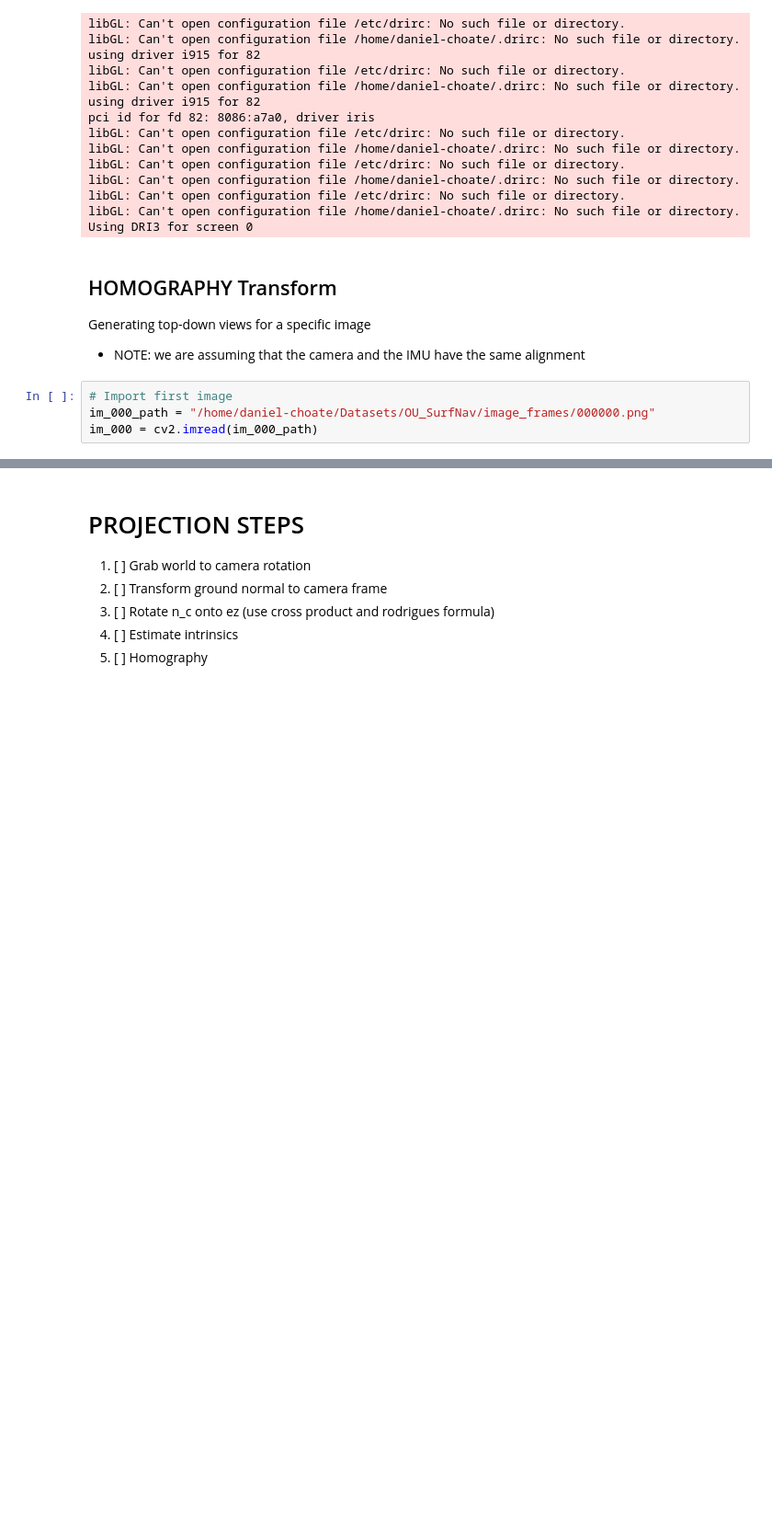
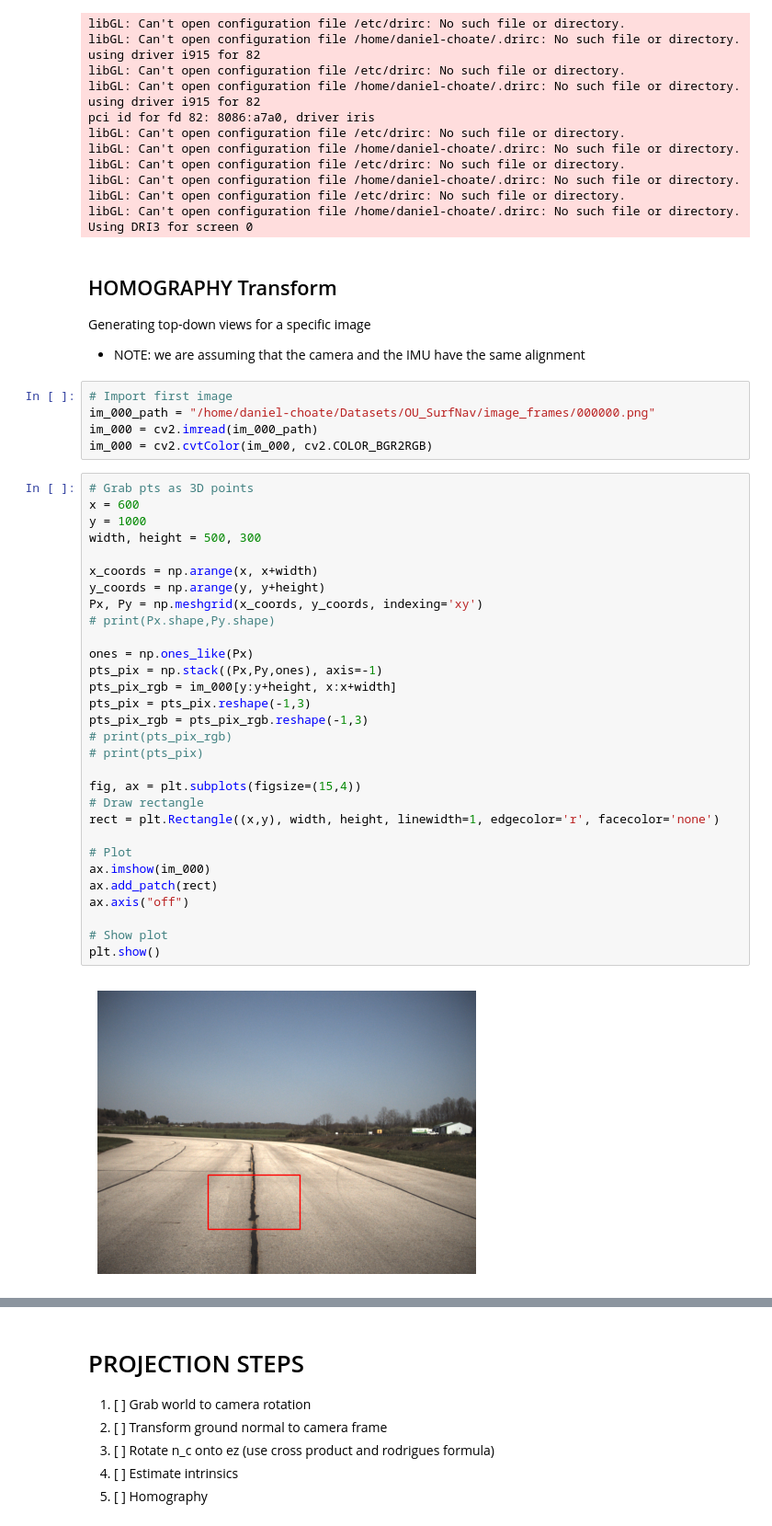
Before and after one commit to dchoate119/ASAR, a Jupyter notebook: s3/airport_vis.ipynb, the cells around one changed output, grey strips where cells are left out. Shown at 92% size. Drawn from its saved outputs; the diff is of its cells as text; blank space fills up the shorter version.

```diff
--- a/s3/airport_vis.ipynb
+++ b/s3/airport_vis.ipynb
@@ -266,3 +266,36 @@ Generating top-down views for a specific image
 # Import first image
 im_000_path = "/home/daniel-choate/Datasets/OU_SurfNav/image_frames/000000.png"
 im_000 = cv2.imread(im_000_path)
+im_000 = cv2.cvtColor(im_000, cv2.COLOR_BGR2RGB)
+# %%
+# Grab pts as 3D points
+x = 600
+y = 1000
+width, height = 500, 300
+
+x_coords = np.arange(x, x+width)
+y_coords = np.arange(y, y+height)
+Px, Py = np.meshgrid(x_coords, y_coords, indexing='xy')
+# print(Px.shape,Py.shape)
+
+ones = np.ones_like(Px)
+pts_pix = np.stack((Px,Py,ones), axis=-1)
+pts_pix_rgb = im_000[y:y+height, x:x+width]
+pts_pix = pts_pix.reshape(-1,3)
+pts_pix_rgb = pts_pix_rgb.reshape(-1,3)
+# print(pts_pix_rgb)
+# print(pts_pix)
+
+fig, ax = plt.subplots(figsize=(15,4))
+# Draw rectangle
+rect = plt.Rectangle((x,y), width, height, linewidth=1, edgecolor='r', facecolor='none')
+
+# Plot
+ax.imshow(im_000)
+ax.add_patch(rect)
+ax.axis("off")
+
+# Show plot
+plt.show()
+# %% [output]
+[figure, added]
```
Also changed, not shown: parts of 10 cells of this notebook.
